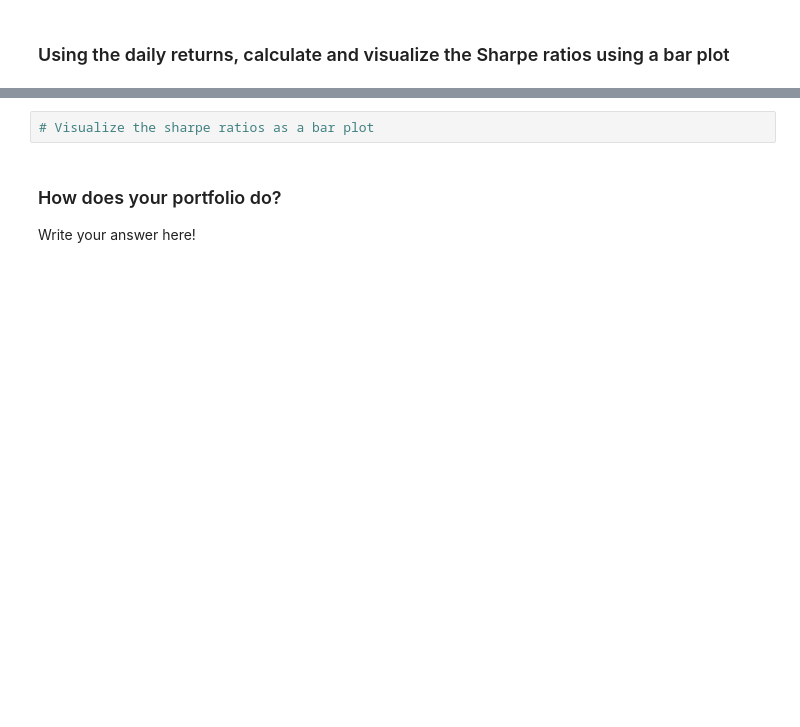
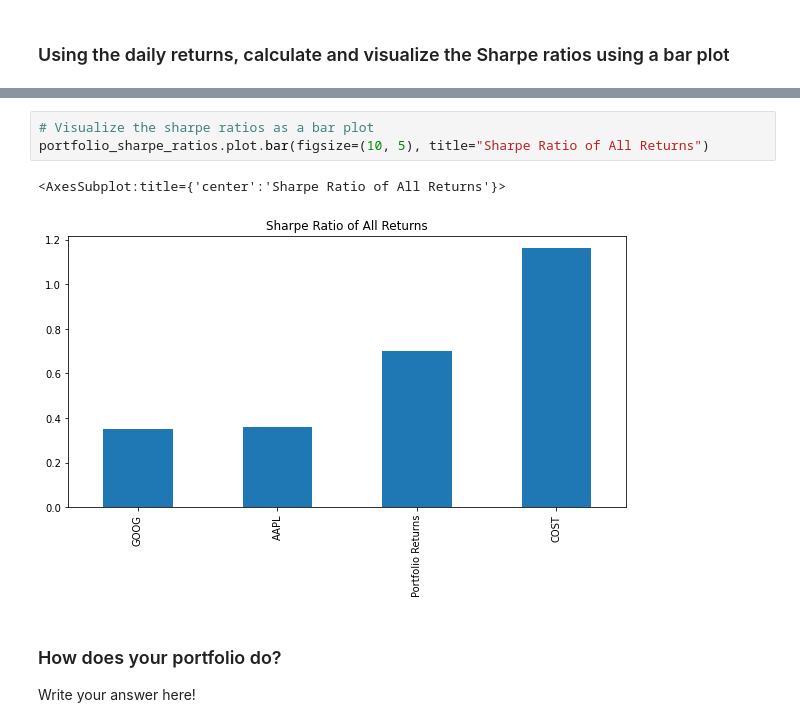
Before and after one commit to Luke-Mac/whale_off_portfolio, a Jupyter notebook: whale_analysis.ipynb, the cells around one changed output, grey strips where cells are left out. Saved outputs shown, nothing was run; the diff lists cells and outputs as text; blank space fills up the shorter version.

```diff
--- a/whale_analysis.ipynb
+++ b/whale_analysis.ipynb
@@ -531,5 +601,9 @@ weights = [1/3, 1/3, 1/3]
 # %%
 # Visualize the sharpe ratios as a bar plot
+portfolio_sharpe_ratios.plot.bar(figsize=(10, 5), title="Sharpe Ratio of All Returns")
+# %% [output]
+<AxesSubplot:title={'center':'Sharpe Ratio of All Returns'}>
+[figure, added]
 # %% [markdown]
 ### How does your portfolio do?
 
```
Also changed, not shown: parts of 10 cells of this notebook.
